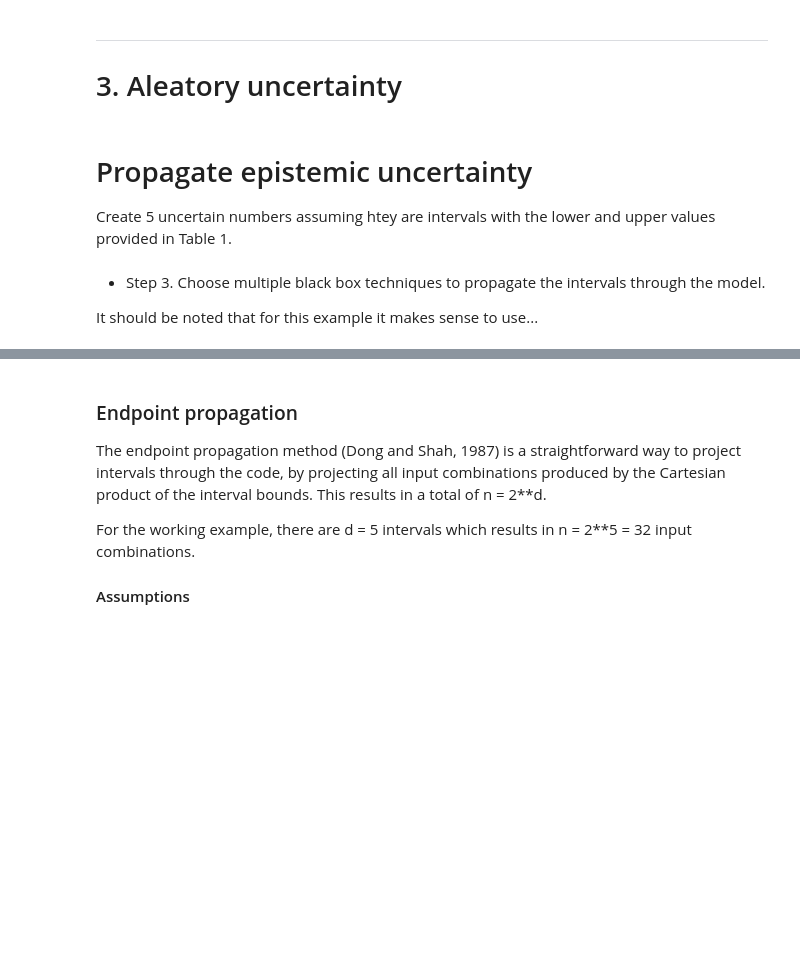
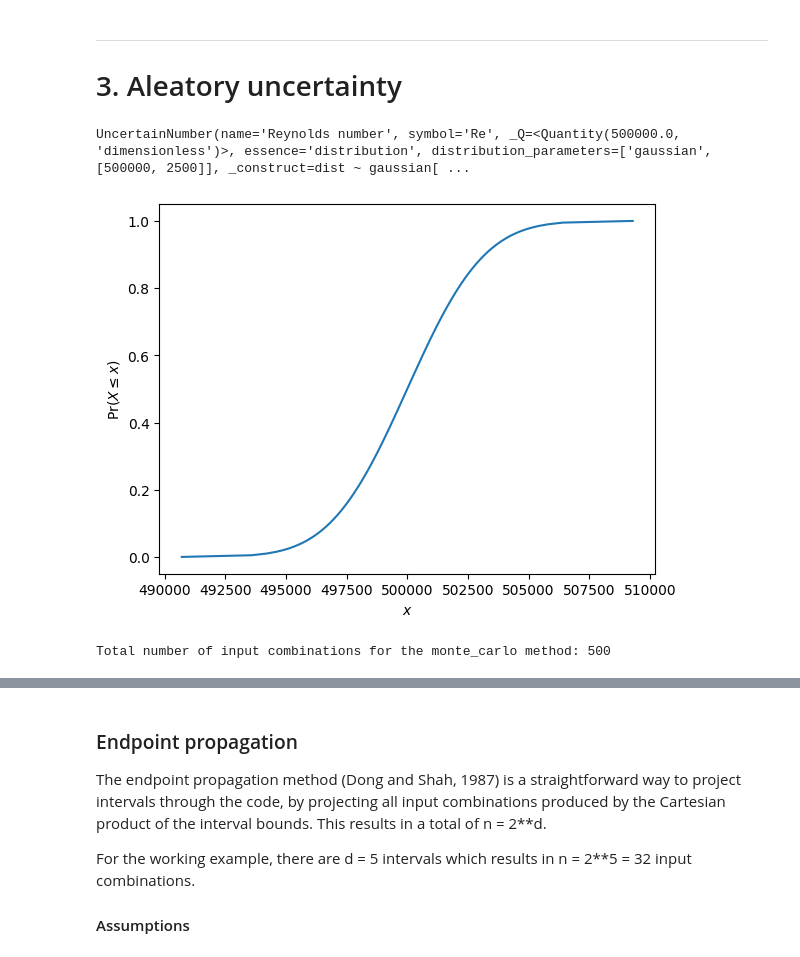
Before and after one commit to leslieDLcy/DAWS2_UQworkshop_Dec2024, a Jupyter notebook: notebooks/UP_demontration[XFOIL example].ipynb, the cells around one changed output, grey strips where cells are left out. Saved outputs shown, nothing was run; the diff lists cells and outputs as text; code cells hidden in the pictures; blank space fills up the shorter version.

```diff
--- a/notebooks/UP_demontration[XFOIL example].ipynb
+++ b/notebooks/UP_demontration[XFOIL example].ipynb
@@ -384,35 +203,31 @@ importlib.reload(up)
 # 3. Aleatory uncertainty
 # %%
 
-d= UN(name='Flap_deflection', symbol='d', units='degrees', essence="distribution",
-     distribution_parameters=["gaussian", [0, 0.08]])
-Re  = UN(name='Re', symbol='Re', essence="distribution",
-    distribution_parameters=["gaussian", [500000, 2500]])
-xtr_top = UN(name='xtr_top', symbol='x_t',  essence="distribution",
-    distribution_parameters=["gaussian", [0.3, 0.015]])
-xtr_bottom = UN(name='xtr_bottom ', symbol='x_b',  essence="distribution",
-    distribution_parameters=["gaussian", [0.7, 0.021]])
-alpha = UN(name='alpha', symbol='a', units='degrees', essence="distribution",
-    distribution_parameters=["gaussian", [0, 0.1]])
+flap_deflection = UN(name='flap deflection',  symbol='flap_d', units='degrees',
+            essence="distribution", distribution_parameters=["gaussian", [0, 0.08]])
+Re  = UN(name='Reynolds number', symbol='Re',
+            essence="distribution", distribution_parameters=["gaussian", [500000, 2500]])
+xtr_top = UN(name='Upper Surface Trip Location', symbol='xtr_top',
+            essence="distribution", distribution_parameters=["gaussian", [0.3, 0.015]])
+xtr_bottom = UN(name='Lower Surface Trip Location', symbol='xtr_bot',
+            essence="distribution", distribution_parameters=["gaussian", [0.7, 0.021]])
+alpha = UN(name='angle of attaack', symbol='a', units='degrees',
+           essence="distribution", distribution_parameters=["gaussian", [0, 0.1]])
+
+#input
+vars_alea = [flap_deflection, Re, xtr_top, xtr_bottom, alpha]
 # %%
 print(Re)
+# %% [output]
+UncertainNumber(name='Reynolds number', symbol='Re', _Q=<Quantity(500000.0, 'dimensionless')>, essence='distribution', distribution_parameters=['gaussian', [500000, 2500]], _construct=dist ~ gaussian[ ...
-# %% [markdown]
-# Propagate epistemic uncertainty
-
-Create 5 uncertain numbers assuming htey are intervals with the lower and upper values provided in Table 1.
-# %%
-# %% Inputs
-#Define input intervals
-flap_deflection = np.array([-0.24,0.24])
-Re = np.array([492500, 507500])
-xtr_top = np.array([0.255, 0.345])
-xtr_bottom = np.array([0.637, 0.763])
-alpha = np.array([-0.3, 0.3])
-
-# Create a 2D np.array with all uncertain input parameters in the **correct** order.
-xInt = np.array([flap_deflection, Re,  xtr_top, xtr_bottom, alpha])
-print(xInt)
-# %% [markdown]
-- Step 3. Choose multiple black box techniques to propagate the intervals through the model.
-
-It should be noted that for this example it makes sense to use...
+# %%
+Re.display()
+# %% [output]
+[figure, added]
+# %%
+# Propagate the aleatory uncertainty with monte_carlo
+y_alea_mc = Propagation(vars_alea, coef_xfoil,
+                #n_sam =500,
+                method = 'monte_carlo')
+# %% [output]
+Total number of input combinations for the monte_carlo method: 500
```
Also changed, not shown: parts of 48 cells of this notebook, 4 other files.
